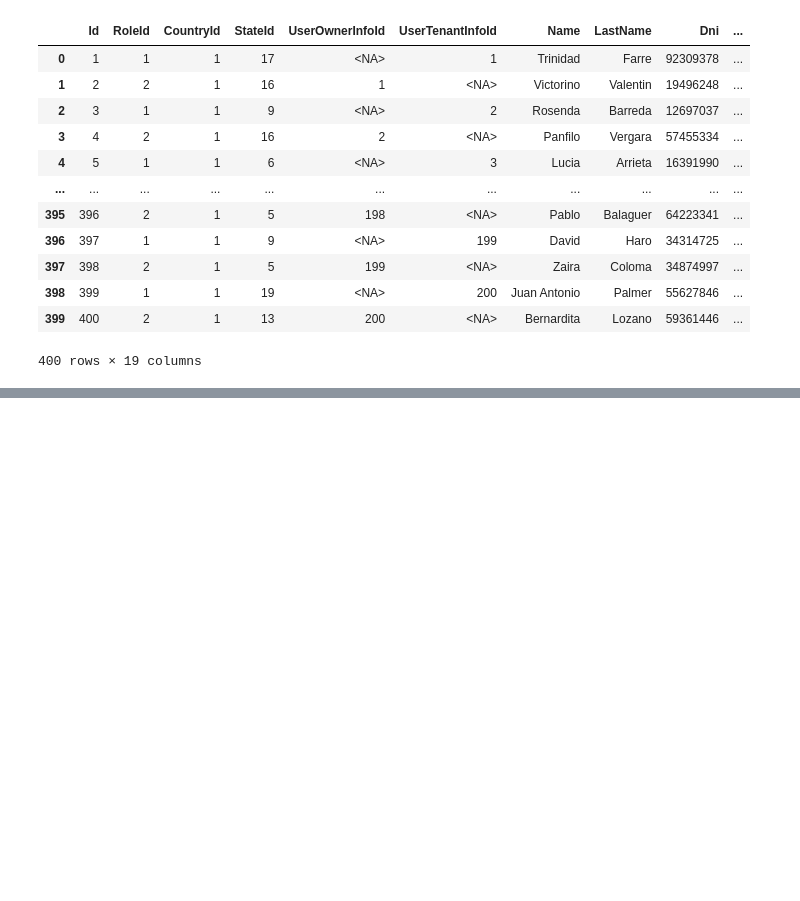
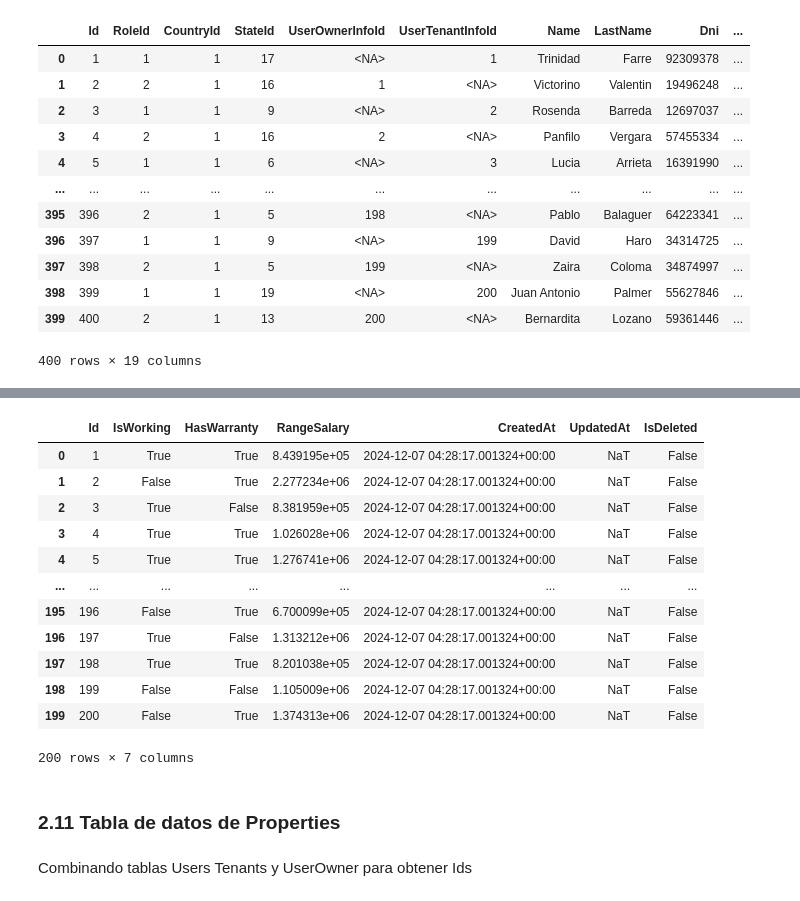
Before and after one commit to santiagobailleres/i004-reffindr-back-python, a Jupyter notebook: etl.ipynb, the cells around one changed output, grey strips where cells are left out. Drawn from its saved outputs; the diff is of its cells as text; code cells hidden in the pictures; blank space fills up the shorter version.

```diff
--- a/etl.ipynb
+++ b/etl.ipynb
@@ -751,0 +804,4 @@ Users
+# %%
+Requirements = UsersTenantsInfo.copy()
+# %%
+Requirements = Requirements[['Id', 'IsWorking', 'HasWarranty', 'SalaryId', 'CreatedAt', 'UpdatedAt', 'IsDeleted']]
@@ -751,0 +810,2 @@ Users
+# %%
+Requirements['SalaryId'] = np.random.triangular(left=400000, mode=900000, right=3000000, size=len(Requirements))
@@ -751,0 +814,2 @@ Users
+# %%
+Requirements = Requirements.rename(columns={'SalaryId':'RangeSalary'})
@@ -751,0 +833,18 @@ Users
+# %%
+Requirements
+# %% [output]
+|  | Id | IsWorking | HasWarranty | RangeSalary | CreatedAt | UpdatedAt | IsDeleted |
+| 0 | 1 | True | True | 8.439195e+05 | 2024-12-07 04:28:17.001324+00:00 | NaT | False |
+| 1 | 2 | False | True | 2.277234e+06 | 2024-12-07 04:28:17.001324+00:00 | NaT | False |
+| 2 | 3 | True | False | 8.381959e+05 | 2024-12-07 04:28:17.001324+00:00 | NaT | False |
+| 3 | 4 | True | True | 1.026028e+06 | 2024-12-07 04:28:17.001324+00:00 | NaT | False |
+| 4 | 5 | True | True | 1.276741e+06 | 2024-12-07 04:28:17.001324+00:00 | NaT | False |
+| ... | ... | ... | ... | ... | ... | ... | ... |
+| 195 | 196 | False | True | 6.700099e+05 | 2024-12-07 04:28:17.001324+00:00 | NaT | False |
+| 196 | 197 | True | False | 1.313212e+06 | 2024-12-07 04:28:17.001324+00:00 | NaT | False |
+| 197 | 198 | True | True | 8.201038e+05 | 2024-12-07 04:28:17.001324+00:00 | NaT | False |
+| 198 | 199 | False | False | 1.105009e+06 | 2024-12-07 04:28:17.001324+00:00 | NaT | False |
+| 199 | 200 | False | True | 1.374313e+06 | 2024-12-07 04:28:17.001324+00:00 | NaT | False |
+200 rows × 7 columns
+# %% [markdown]
+### 2.11 Tabla de datos de Properties
@@ -751,0 +855,2 @@ Users
+# %% [markdown]
+Combinando tablas Users Tenants y UserOwner para obtener Ids
```
Also changed, not shown: parts of 30 cells of this notebook.
